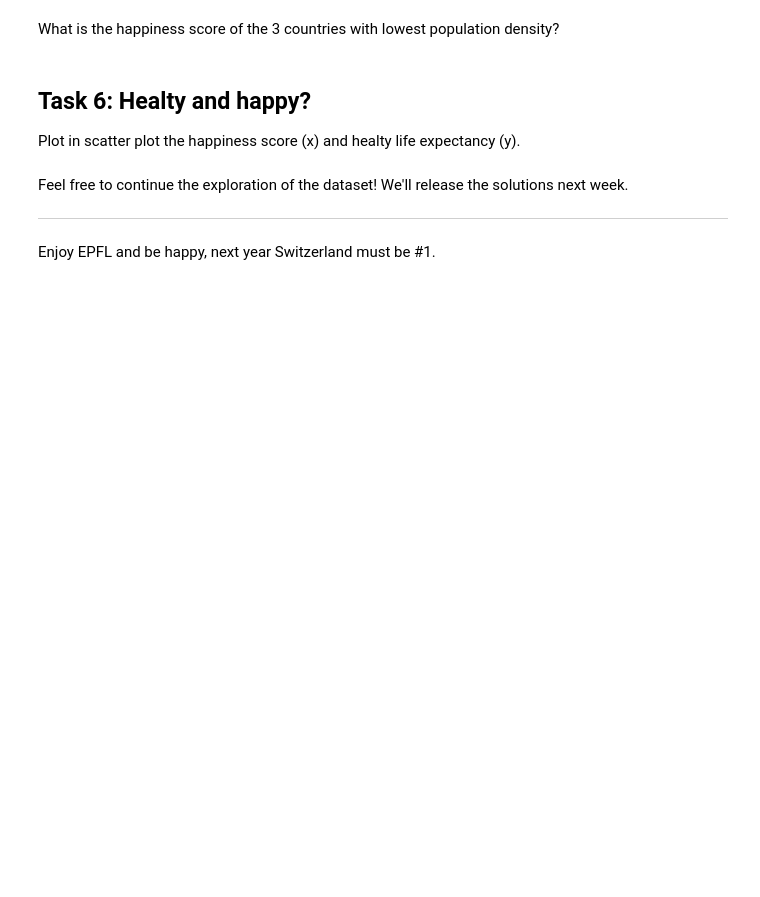
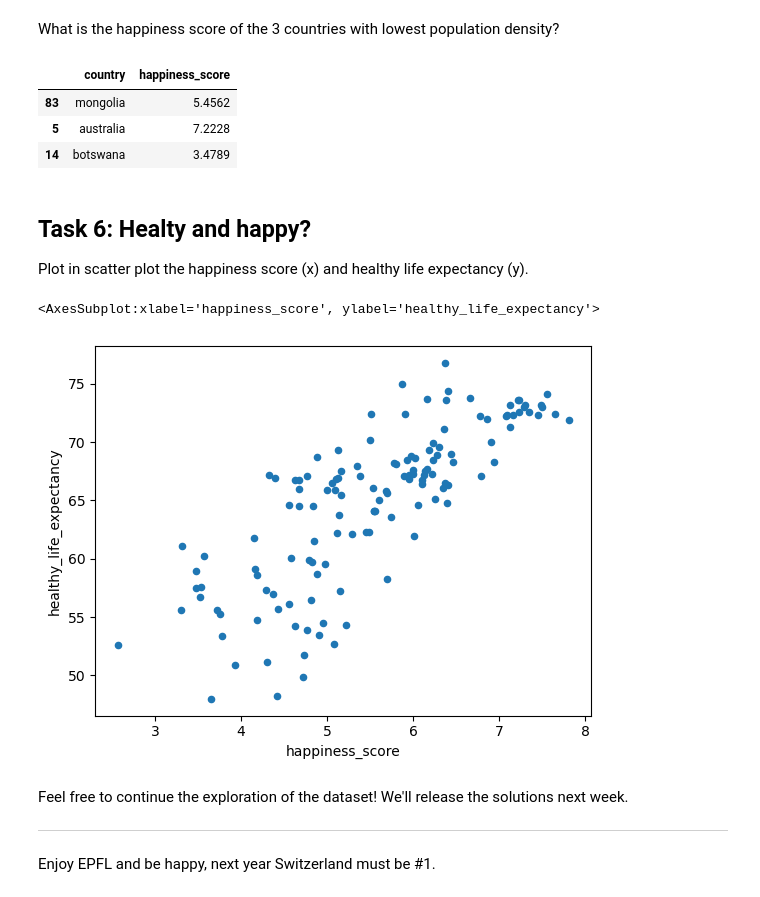
Before and after one commit to CamilleDelgrange/2022, a Jupyter notebook: Tutorials/01 - Handling data/Happiness.ipynb, the cells around one changed output. Saved outputs shown, nothing was run; the diff lists cells and outputs as text; code cells hidden in the pictures; blank space fills up the shorter version.

Commit message:
updated task 6

```diff
--- a/Tutorials/01 - Handling data/Happiness.ipynb
+++ b/Tutorials/01 - Handling data/Happiness.ipynb
@@ -275,3 +275,5 @@ Illiterate people: 1249372988 (20.33%)
 Add to the dataframe a new field called *population_density* computed by dividing *population* by *area*.
 # %%
 # Write your code here
+country_features['population_density']=country_features.population/country_features.area
+country_features
@@ -278,8 +294,20 @@ Add to the dataframe a new field called *population_density* computed by dividin
 # %% [markdown]
 What is the happiness score of the 3 countries with lowest population density?
+# %%
+# Write your code here
+country_features.sort_values("population_density", ascending=True)[['country', 'happiness_score']].head(3)
+# %% [output]
+|  | country | happiness_score |
+| 83 | mongolia | 5.4562 |
+| 5 | australia | 7.2228 |
+| 14 | botswana | 3.4789 |
+# %% [markdown]
+## Task 6: Healty and happy?
+
+Plot in scatter plot the happiness score (x) and healthy life expectancy (y).
 # %%
 # Write your code here
+country_features.plot(x="happiness_score", y="healthy_life_expectancy", kind="scatter")
+# %% [output]
+<AxesSubplot:xlabel='happiness_score', ylabel='healthy_life_expectancy'>
+[figure, added]
-# %% [markdown]
-## Task 6: Healty and happy?
-
-Plot in scatter plot the happiness score (x) and healty life expectancy (y).
```
Also changed, not shown: parts of 2 cells of this notebook.
